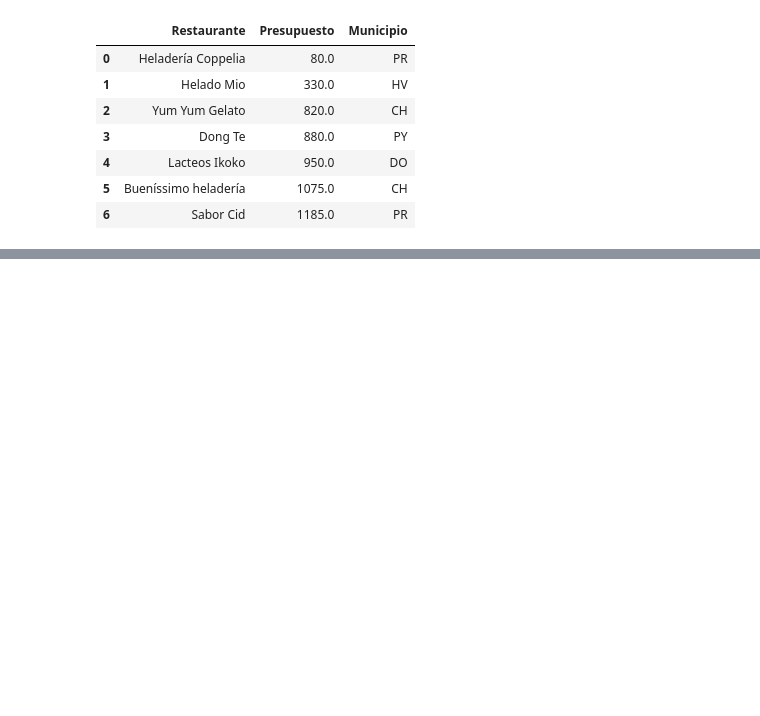
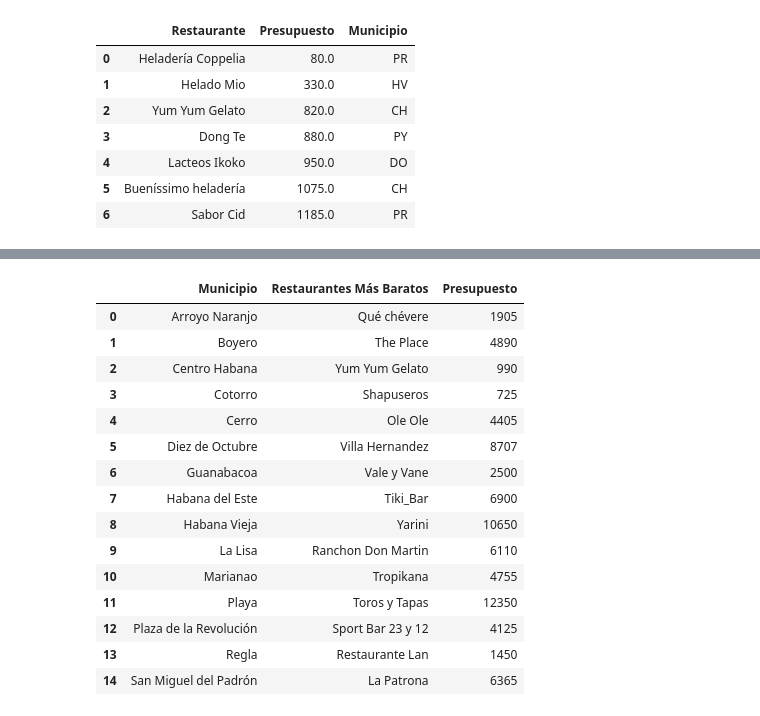
Before and after one commit to Datadrummer-jr/Food-Data, a Jupyter notebook: Project Code/restaurant project.ipynb, the cells around one changed output, grey strips where cells are left out. Cells and saved outputs as stored; diff of their text form; code cells hidden in the pictures; blank space fills up the shorter version.

```diff
--- a/Project Code/restaurant project.ipynb
+++ b/Project Code/restaurant project.ipynb
@@ -269,3 +244,22 @@ ice_cream()
+# %%
+restaurant("caros")
+# %% [output]
+|  | Municipio | Restaurantes Más Baratos | Presupuesto |
+| 0 | Arroyo Naranjo | Qué chévere | 1905 |
+| 1 | Boyero | The Place | 4890 |
+| 2 | Centro Habana | Yum Yum Gelato | 990 |
+| 3 | Cotorro | Shapuseros | 725 |
+| 4 | Cerro | Ole Ole | 4405 |
+| 5 | Diez de Octubre | Villa Hernandez | 8707 |
+| 6 | Guanabacoa | Vale y Vane | 2500 |
+| 7 | Habana del Este | Tiki_Bar | 6900 |
+| 8 | Habana Vieja | Yarini | 10650 |
+| 9 | La Lisa | Ranchon Don Martin | 6110 |
+| 10 | Marianao | Tropikana | 4755 |
+| 11 | Playa | Toros y Tapas | 12350 |
+| 12 | Plaza de la Revolución | Sport Bar 23 y 12 | 4125 |
+| 13 | Regla | Restaurante Lan | 1450 |
+| 14 | San Miguel del Padrón | La Patrona | 6365 |
 # %%
 
 from library import data
```
Also changed, not shown: parts of 13 cells of this notebook, 2 other files.
